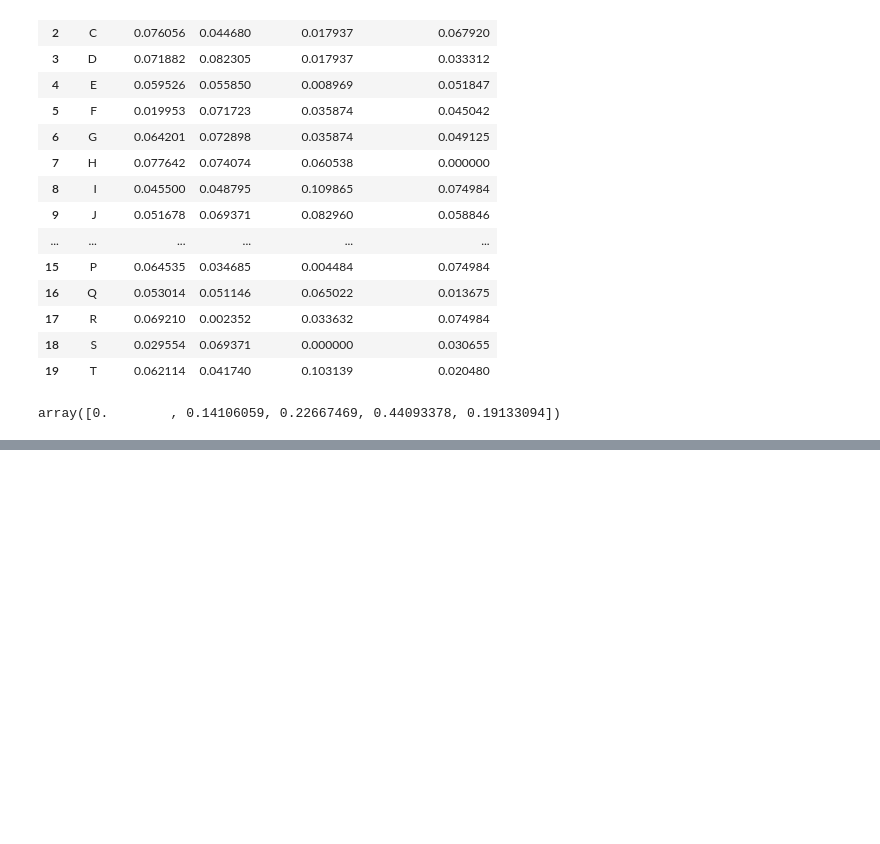
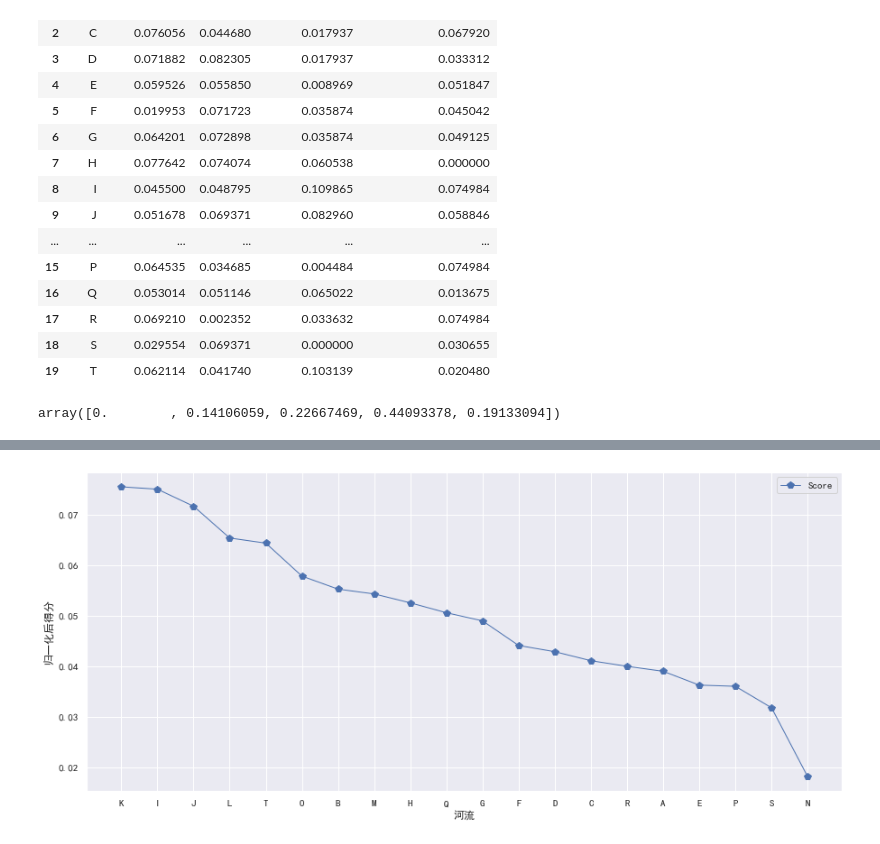
Before and after one commit to Geaming-CHN/Mathematical-Modeling-Competition, a Jupyter notebook: 评价类模型/TOPSIS法/熵权法确定权重.ipynb, the cells around one changed output, grey strips where cells are left out. Cells and saved outputs as stored; diff of their text form; code cells hidden in the pictures; blank space fills up the shorter version.

```diff
--- a/评价类模型/TOPSIS法/熵权法确定权重.ipynb
+++ b/评价类模型/TOPSIS法/熵权法确定权重.ipynb
@@ -126,0 +196,27 @@ array([0.        , 0.14106059, 0.22667469, 0.44093378, 0.19133094])
+# %%
+#绘图
+import seaborn as sns
+import matplotlib.pyplot as plt
+from matplotlib.pyplot import MultipleLocator
+from matplotlib.pyplot import rcParams
+%matplotlib inline
+sns.set_theme(style="darkgrid")
+# 设定整个画布的尺寸
+fig = plt.figure(figsize=(15,6.5))
+#设置中文字体
+plt.rcParams['font.sans-serif'] = ['SimHei']
+plt.rcParams['axes.unicode_minus'] = False
+#设置x轴刻度间隔
+# x_major_locator=MultipleLocator(25)
+# ax = plt.gca()
+# ax.xaxis.set_major_locator(x_major_locator)
+plt.xlabel("河流")
+plt.ylabel("归一化后得分")
+# plt.title("")
+#绘图数据
+x,y = df['河流'],df['Score']
+plt.plot(x,y,'-p',label="Score",linewidth=1,markersize=8)
+plt.legend()
+plt.savefig("熵权法确定权重.jpg",format = 'jpg')
+# %% [output]
+[figure, added]
```
Also changed, not shown: parts of 1 cell of this notebook, 1 other file.
